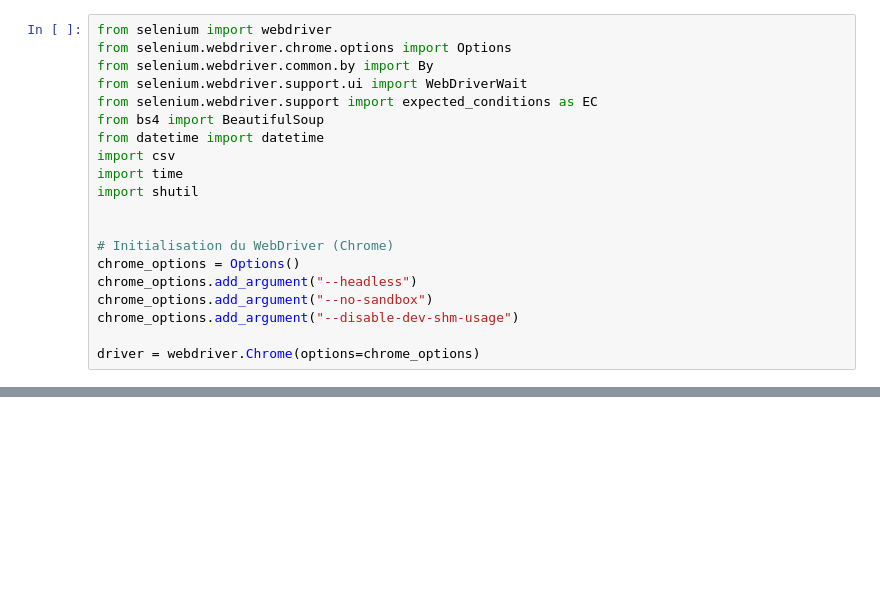
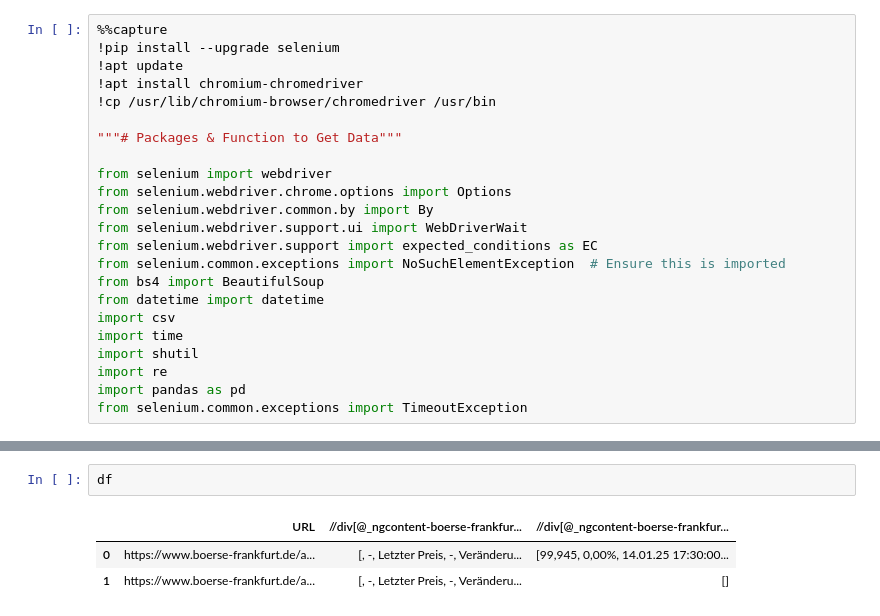
Before and after one commit to Fijiman001/EGR-Empirical-Project, a Jupyter notebook: code/Static_data.ipynb, the cells around one changed output, grey strips where cells are left out. Cells and saved outputs as stored; diff of their text form; blank space fills up the shorter version.

```diff
--- a/code/Static_data.ipynb
+++ b/code/Static_data.ipynb
@@ -7,20 +1,23 @@
 # %%
+%%capture
+!pip install --upgrade selenium
+!apt update
+!apt install chromium-chromedriver
+!cp /usr/lib/chromium-browser/chromedriver /usr/bin
+
+"""# Packages & Function to Get Data"""
+
 from selenium import webdriver
 from selenium.webdriver.chrome.options import Options
 from selenium.webdriver.common.by import By
 from selenium.webdriver.support.ui import WebDriverWait
 from selenium.webdriver.support import expected_conditions as EC
+from selenium.common.exceptions import NoSuchElementException  # Ensure this is imported
 from bs4 import BeautifulSoup
 from datetime import datetime
 import csv
 import time
 import shutil
-
-
-# Initialisation du WebDriver (Chrome)
-chrome_options = Options()
-chrome_options.add_argument("--headless")
-chrome_options.add_argument("--no-sandbox")
-chrome_options.add_argument("--disable-dev-shm-usage")
-
-driver = webdriver.Chrome(options=chrome_options)
+import re
+import pandas as pd
+from selenium.common.exceptions import TimeoutException
@@ -159,0 +196,6 @@ Stacktrace:
+# %%
+df
+# %% [output]
+|  | URL | //div[@_ngcontent-boerse-frankfur... | //div[@_ngcontent-boerse-frankfur... |
+| 0 | https://www.boerse-frankfurt.de/a... | [, -, Letzter Preis, -, Veränderu... | [99,945, 0,00%, 14.01.25 17:30:00... |
+| 1 | https://www.boerse-frankfurt.de/a... | [, -, Letzter Preis, -, Veränderu... | [] |
```
Also changed, not shown: parts of 4 cells of this notebook, 2 other files.
